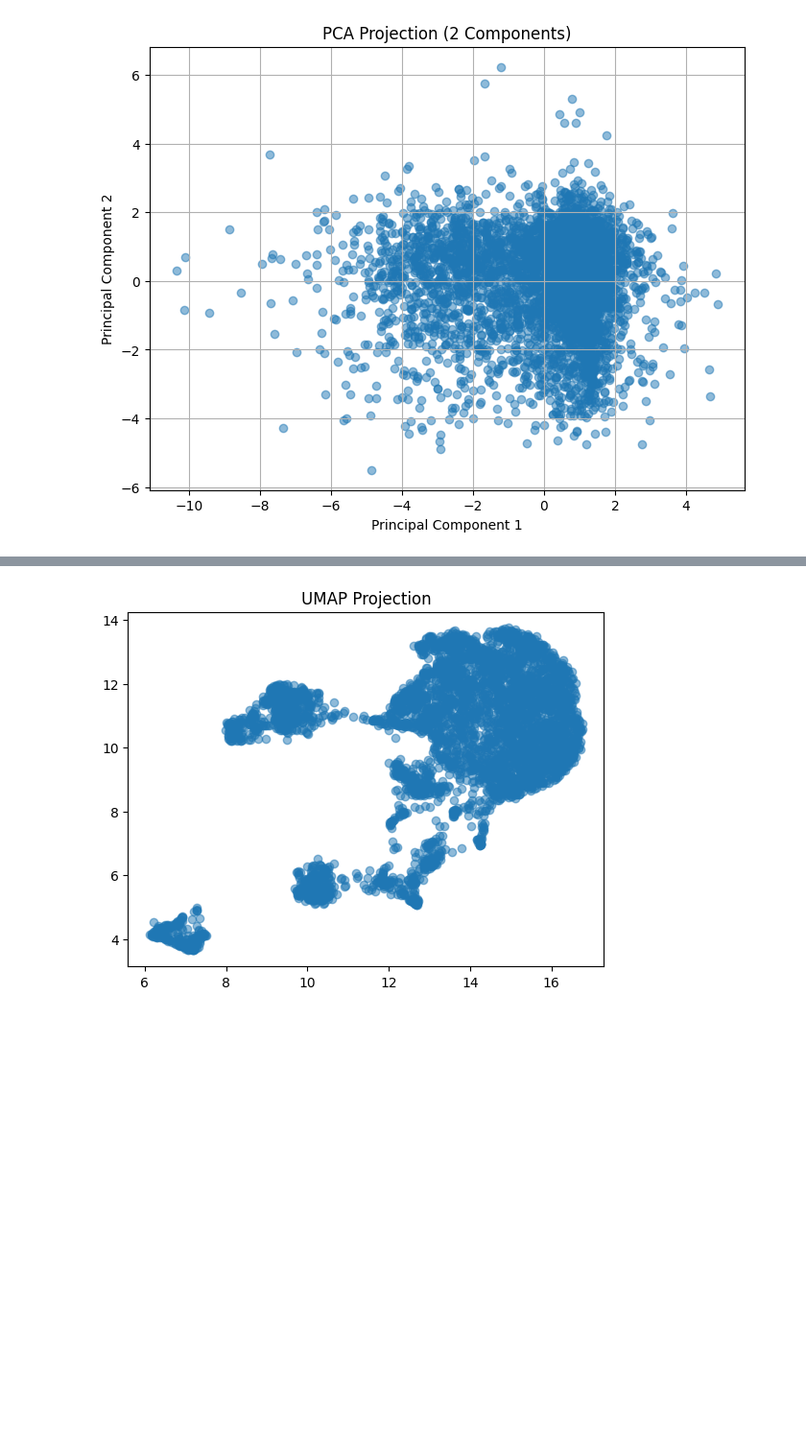
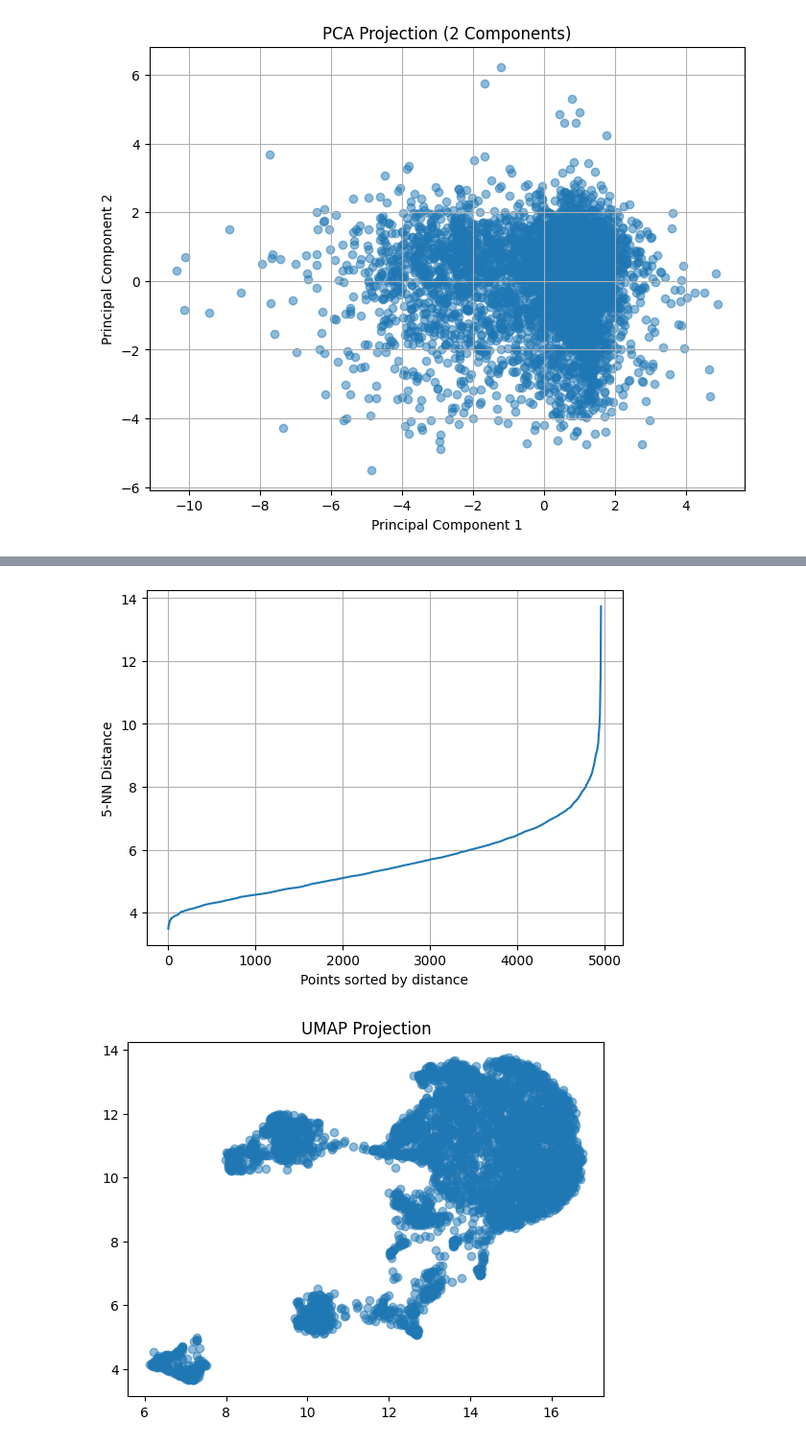
Before and after one commit to samroska/milestone-2-siads-696, a Jupyter notebook: Notebook1.ipynb, the cells around one changed output, grey strips where cells are left out. Shown at 96% size. Saved outputs shown, nothing was run; the diff lists cells and outputs as text; code cells hidden in the pictures; blank space fills up the shorter version.

```diff
--- a/Notebook1.ipynb
+++ b/Notebook1.ipynb
@@ -118,3 +132,16 @@ plt.show()
+# %%
+neighbors = NearestNeighbors(n_neighbors=5)
+neighbors_fit = neighbors.fit(X_preprocessed)
+distances, indices = neighbors_fit.kneighbors(X_preprocessed)
+
+k_distances = np.sort(distances[:, 4])
+plt.plot(k_distances)
+plt.xlabel("Points sorted by distance")
+plt.ylabel("5-NN Distance")
+plt.grid(True)
+plt.show()
+# %% [output]
+[figure, added]
 # %%
 umap_model = umap.UMAP(random_state=42)
 X_umap = umap_model.fit_transform(X_preprocessed)
```
Also changed, not shown: parts of 8 cells of this notebook.
